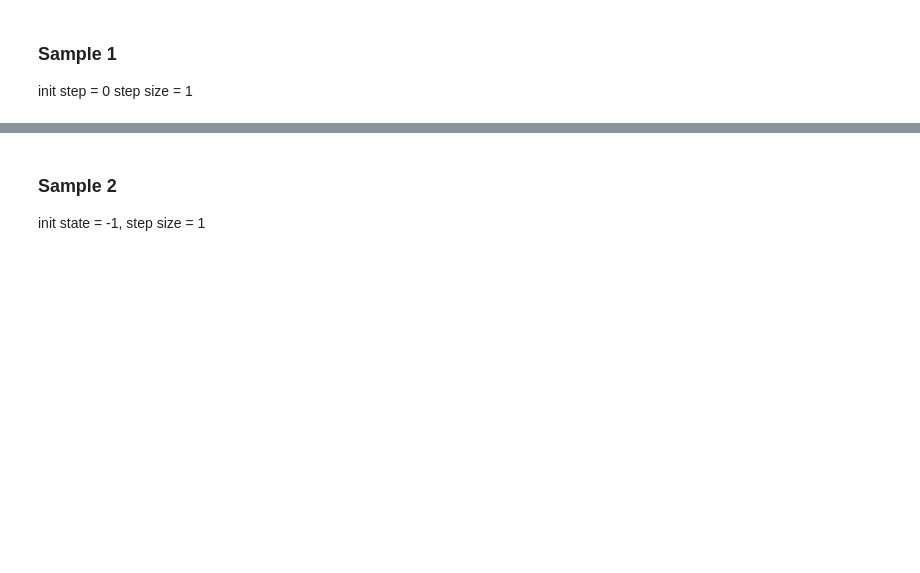
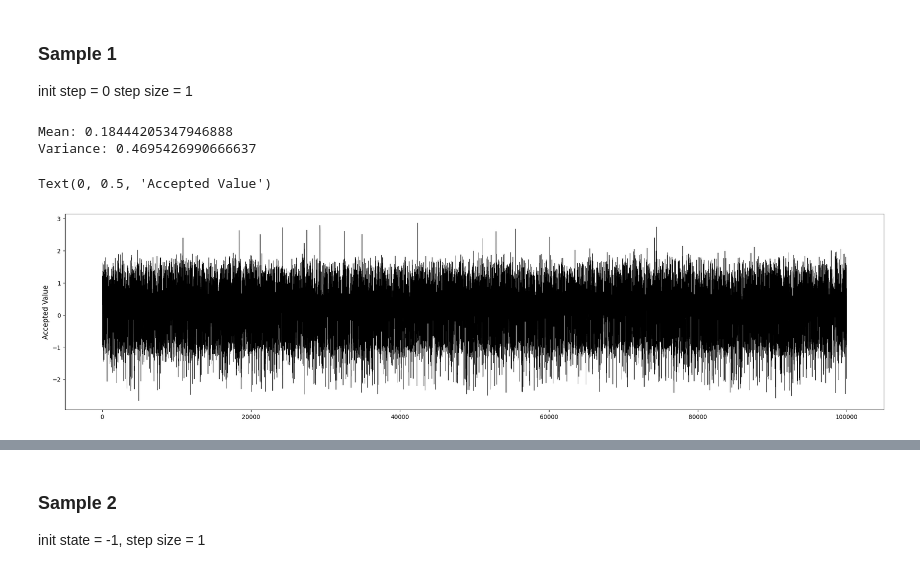
Before and after one commit to AzmainBiswas/Monte_Carlo, a Jupyter notebook: Metropolis-Hastings algorithm/example-1/example1.ipynb, the cells around one changed output, grey strips where cells are left out. Drawn from its saved outputs; the diff is of its cells as text; code cells hidden in the pictures; blank space fills up the shorter version.

```diff
--- a/Metropolis-Hastings algorithm/example-1/example1.ipynb
+++ b/Metropolis-Hastings algorithm/example-1/example1.ipynb
@@ -46,2 +51,17 @@ def MetropolisSample(pdf, init_state, step_size, sample_size=SAMPLESIZE):
 init step = 0
 step size = 1
+# %%
+np.random.seed(1)
+samples = MetropolisSample(pdf=target, init_state=0, step_size=1)
+print(f"Mean: {np.mean(samples)}\nVariance: {np.var(samples)}")
+# %% [output]
+Mean: 0.18444205347946888
+Variance: 0.4695426990666637
+# %%
+plt.figure(figsize=(25, 6))
+sns.lineplot(x=range(SAMPLESIZE), y=samples, color="k", linewidth=0.5)
+plt.ylabel("Accepted Value", fontsize=12)
+# plt.savefig("accepted_value_of_sample1.png")
+# %% [output]
+Text(0, 0.5, 'Accepted Value')
+[figure, added]
```
Also changed, not shown: parts of 19 cells of this notebook, 3 other files.
